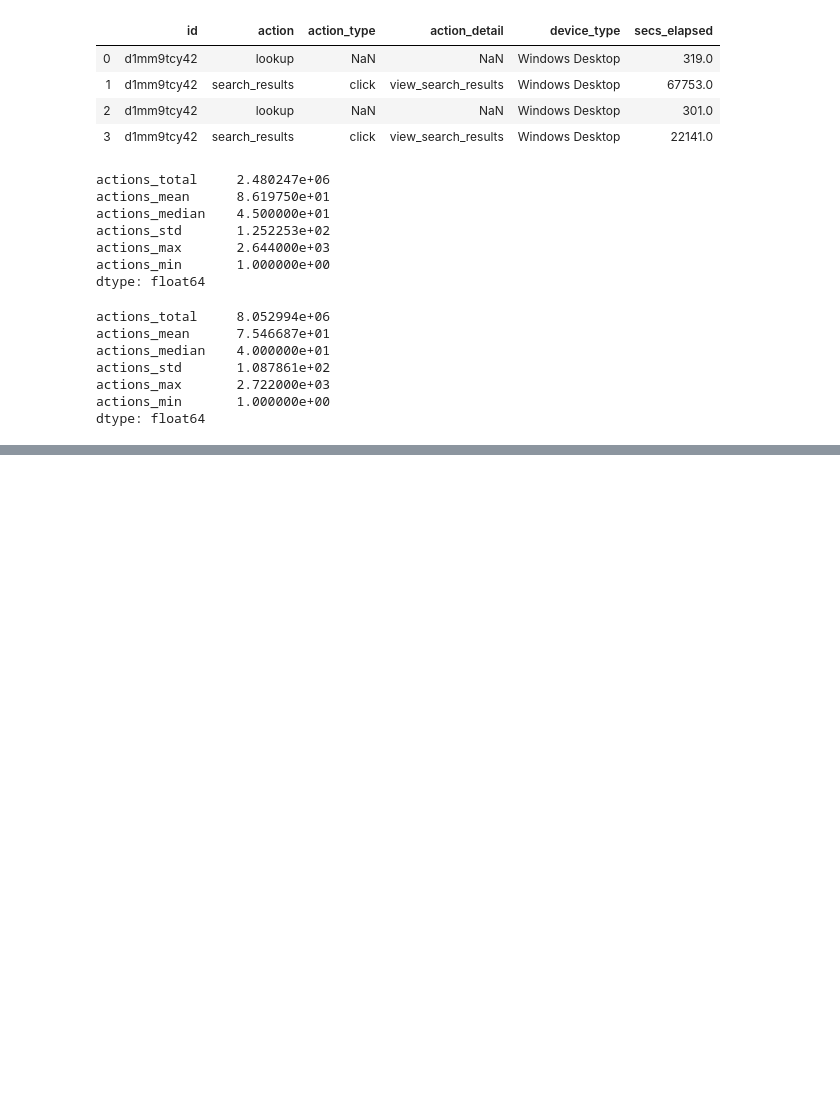
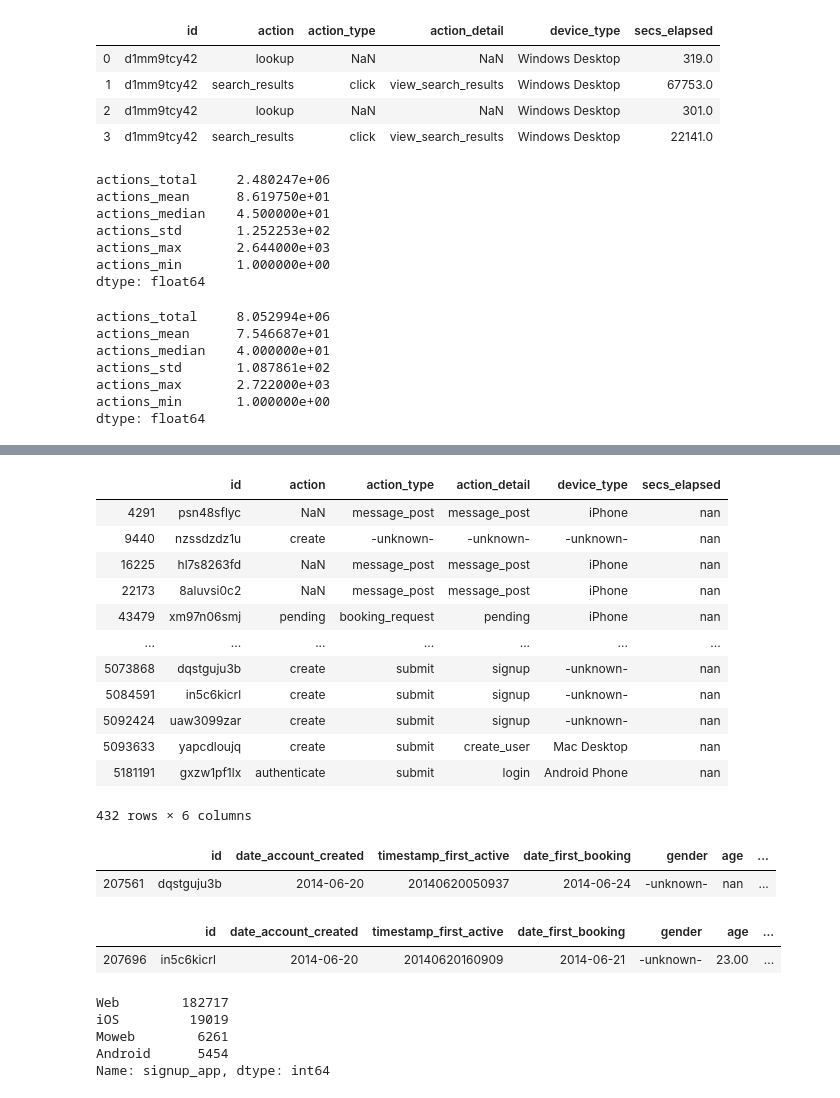
Before and after one commit to seonnyseo/data_analysis, a Jupyter notebook: airbnb_recruiting_new_user_bookings/notebook/eda.ipynb, the cells around one changed output, grey strips where cells are left out. Saved outputs shown, nothing was run; the diff lists cells and outputs as text; code cells hidden in the pictures; blank space fills up the shorter version.

```diff
--- a/airbnb_recruiting_new_user_bookings/notebook/eda.ipynb
+++ b/airbnb_recruiting_new_user_bookings/notebook/eda.ipynb
@@ -384,0 +410,36 @@ booked_users.groupby(['id', 'action'])['secs_elapsed'].agg(['sum', 'min', 'media
+# %%
+booked_no_session = booked_users_elapsed.loc[booked_users_elapsed.day == 0].index
+# %%
+sessions.loc[sessions.id.isin(booked_no_session)]
+# %% [output]
+|  | id | action | action_type | action_detail | device_type | secs_elapsed |
+| 4291 | psn48sflyc | NaN | message_post | message_post | iPhone | nan |
+| 9440 | nzssdzdz1u | create | -unknown- | -unknown- | -unknown- | nan |
+| 16225 | hl7s8263fd | NaN | message_post | message_post | iPhone | nan |
+| 22173 | 8aluvsi0c2 | NaN | message_post | message_post | iPhone | nan |
+| 43479 | xm97n06smj | pending | booking_request | pending | iPhone | nan |
+| ... | ... | ... | ... | ... | ... | ... |
+| 5073868 | dqstguju3b | create | submit | signup | -unknown- | nan |
+| 5084591 | in5c6kicrl | create | submit | signup | -unknown- | nan |
+| 5092424 | uaw3099zar | create | submit | signup | -unknown- | nan |
+| 5093633 | yapcdloujq | create | submit | create_user | Mac Desktop | nan |
+| 5181191 | gxzw1pf1lx | authenticate | submit | login | Android Phone | nan |
+432 rows × 6 columns
+# %%
+df_train.loc[df_train.id == 'dqstguju3b']
+# %% [output]
+|  | id | date_account_created | timestamp_first_active | date_first_booking | gender | age | ... |
+| 207561 | dqstguju3b | 2014-06-20 | 20140620050937 | 2014-06-24 | -unknown- | nan | ... |
+# %%
+df_train.loc[df_train.id == 'in5c6kicrl']
+# %% [output]
+|  | id | date_account_created | timestamp_first_active | date_first_booking | gender | age | ... |
+| 207696 | in5c6kicrl | 2014-06-20 | 20140620160909 | 2014-06-21 | -unknown- | 23.00 | ... |
+# %%
+df_train.signup_app.value_counts()
+# %% [output]
+Web        182717
+iOS         19019
+Moweb        6261
+Android      5454
+Name: signup_app, dtype: int64
```
Also changed, not shown: parts of 20 cells of this notebook.
